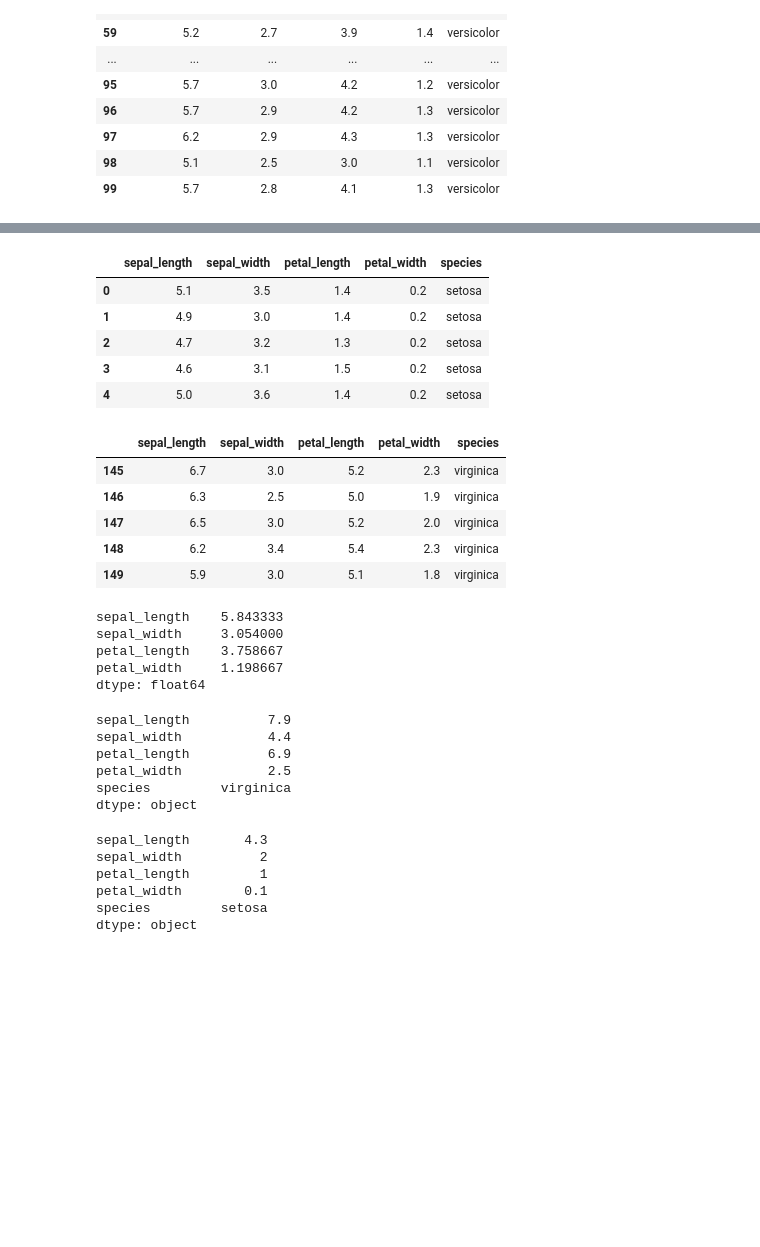
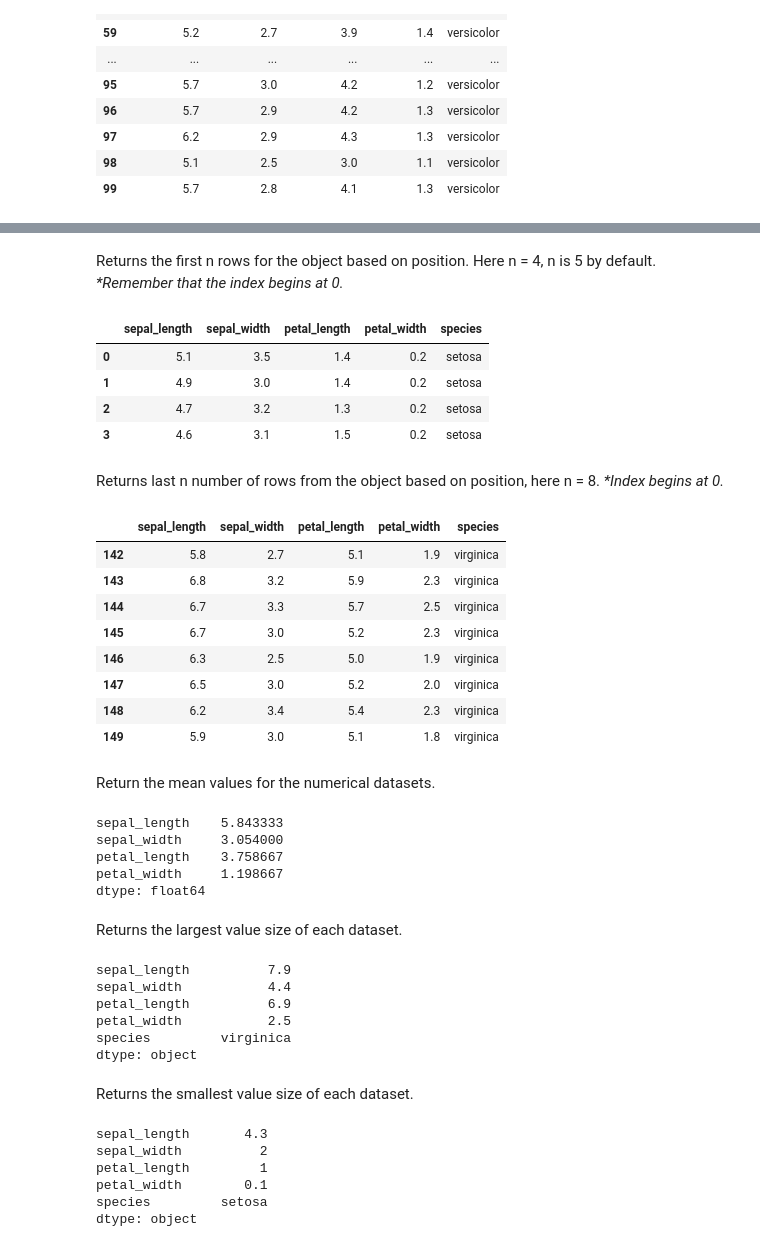
Before and after one commit to IvanMcGann/emergingTechAssignments, a Jupyter notebook: iris-dataset.ipynb, the cells around one changed output, grey strips where cells are left out. Saved outputs shown, nothing was run; the diff lists cells and outputs as text; code cells hidden in the pictures; blank space fills up the shorter version.

```diff
--- a/iris-dataset.ipynb
+++ b/iris-dataset.ipynb
@@ -166,21 +155,29 @@ df.loc[df.loc[:, 'species'] == 'virginica']
+# %% [markdown]
+Returns the first n rows for the object based on position. Here n = 4, n is 5 by default. _*Remember that the index begins at 0._
 # %%
-df.head()
+df.head(4)
 # %% [output]
 |  | sepal_length | sepal_width | petal_length | petal_width | species |
 | 0 | 5.1 | 3.5 | 1.4 | 0.2 | setosa |
 | 1 | 4.9 | 3.0 | 1.4 | 0.2 | setosa |
 | 2 | 4.7 | 3.2 | 1.3 | 0.2 | setosa |
 | 3 | 4.6 | 3.1 | 1.5 | 0.2 | setosa |
-| 4 | 5.0 | 3.6 | 1.4 | 0.2 | setosa |
+# %% [markdown]
+Returns last n number of rows from the object based on position, here n = 8. _*Index begins at 0._
 # %%
-df.tail()
+df.tail(8)
 # %% [output]
 |  | sepal_length | sepal_width | petal_length | petal_width | species |
+| 142 | 5.8 | 2.7 | 5.1 | 1.9 | virginica |
+| 143 | 6.8 | 3.2 | 5.9 | 2.3 | virginica |
+| 144 | 6.7 | 3.3 | 5.7 | 2.5 | virginica |
 | 145 | 6.7 | 3.0 | 5.2 | 2.3 | virginica |
 | 146 | 6.3 | 2.5 | 5.0 | 1.9 | virginica |
 | 147 | 6.5 | 3.0 | 5.2 | 2.0 | virginica |
 | 148 | 6.2 | 3.4 | 5.4 | 2.3 | virginica |
 | 149 | 5.9 | 3.0 | 5.1 | 1.8 | virginica |
+# %% [markdown]
+Return the mean values for the numerical datasets.
 # %%
 df.mean()
 # %% [output]
@@ -189,6 +186,8 @@ sepal_width     3.054000
 petal_length    3.758667
 petal_width     1.198667
 dtype: float64
+# %% [markdown]
+Returns the largest value size of each dataset.
 # %%
 df.max()
 # %% [output]
@@ -198,6 +197,8 @@ petal_length          6.9
 petal_width           2.5
 species         virginica
 dtype: object
+# %% [markdown]
+Returns the smallest value size of each dataset.
 # %%
 df.min()
 # %% [output]
```
Also changed, not shown: parts of 17 cells of this notebook.
